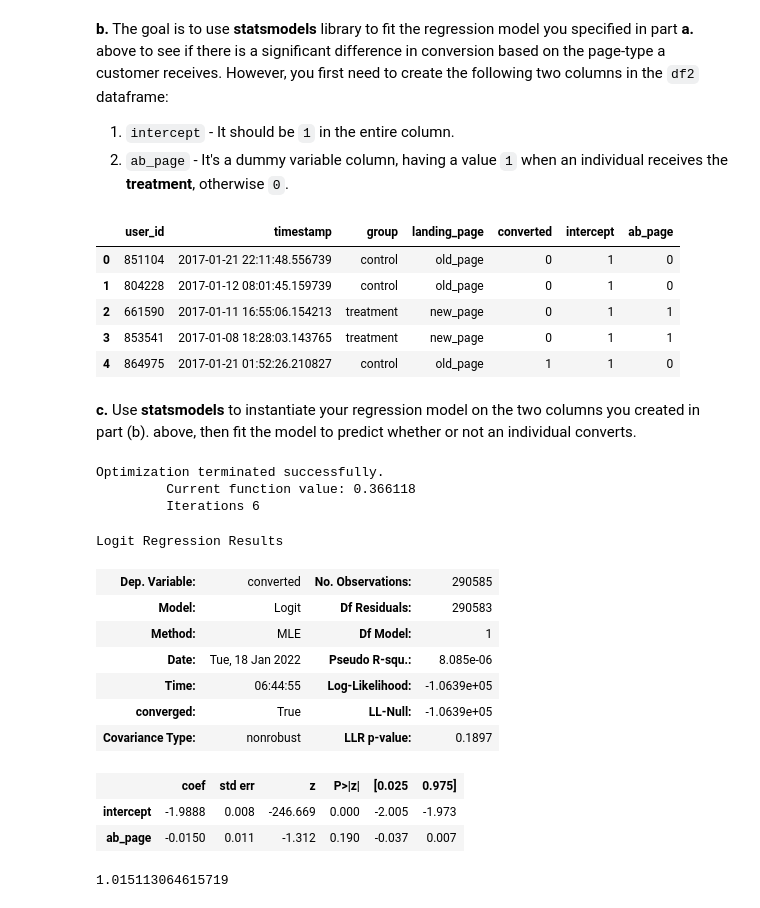
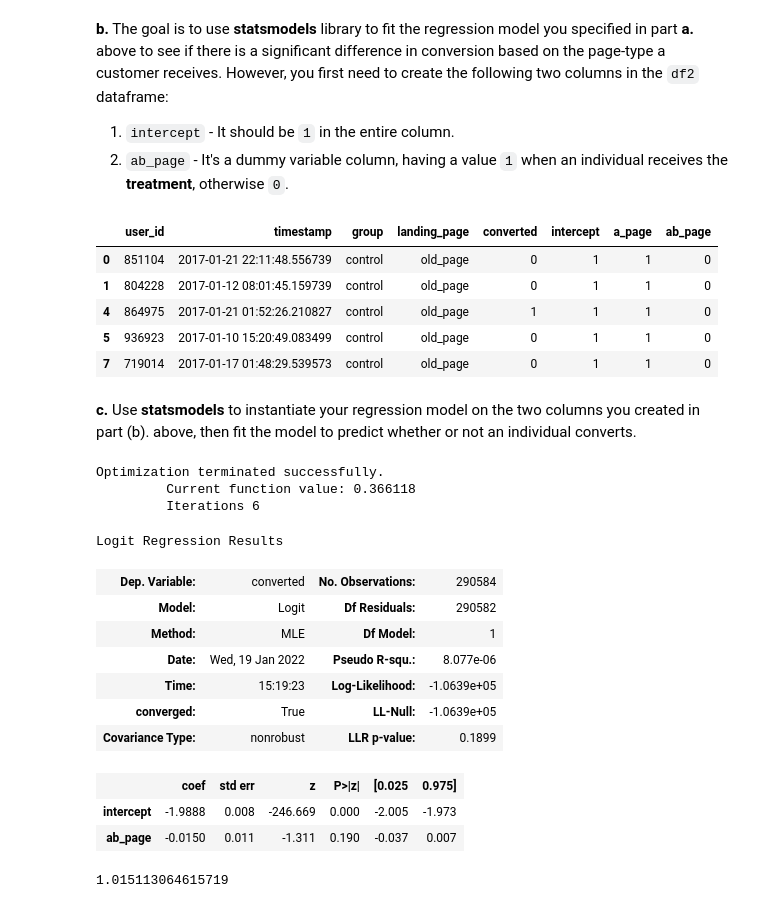
Before and after one commit to Tola-adelase/Analyze_ab_test_results-showcase-udacityproject, a Jupyter notebook: Project 3 - Analyze A_B Test Results.ipynb, the cells around one changed output. Cells and saved outputs as stored; diff of their text form; code cells hidden in the pictures.

```diff
--- a/Project 3 - Analyze A_B Test Results.ipynb
+++ b/Project 3 - Analyze A_B Test Results.ipynb
@@ -111,3 +108,6 @@ df2 = df[((df['group']=='treatment') & (df['landing_page']=='new_page')) | ((df[
+# %%
+df2 = df.query("group == 'control' and landing_page == 'old_page'")
+df2 = df2.append(df.query("group == 'treatment' and landing_page == 'new_page'"))
 # %%
 # Doubled Check all of the incorrect rows were removed from df2 -
 # Output of the statement below should be 0
@@ -142,5 +142,5 @@ df2[df2.duplicated(['user_id'], keep=False)]
 # %% [markdown]
 **d.** Remove **one** of the rows with a duplicate **user_id**, from the **df2** dataframe.
 # %%
-# Remove one of the rows with a duplicate user_id..
-df2 = df2.drop_duplicates(keep = 'first')
+#remove one of the duplicated rows
+df2 = df2.drop(2893)
@@ -370,20 +373,16 @@ In this final part, you will see that the result you achieved in the A/B test in
  1. `intercept` - It should be `1` in the entire column.
  2. `ab_page` - It's a dummy variable column, having a value `1` when an individual receives the **treatment**, otherwise `0`.
 # %%
-#adding an intercept column
 df2['intercept'] = 1
-
-#Create dummy variable column
-df2['ab_page'] = pd.get_dummies(df2['group'])['treatment']
-
+df2[['a_page', 'ab_page']] = pd.get_dummies(df2['group'])
 df2.head()
 # %% [output]
-|  | user_id | timestamp | group | landing_page | converted | intercept | ab_page |
-| 0 | 851104 | 2017-01-21 22:11:48.556739 | control | old_page | 0 | 1 | 0 |
-| 1 | 804228 | 2017-01-12 08:01:45.159739 | control | old_page | 0 | 1 | 0 |
-| 2 | 661590 | 2017-01-11 16:55:06.154213 | treatment | new_page | 0 | 1 | 1 |
-| 3 | 853541 | 2017-01-08 18:28:03.143765 | treatment | new_page | 0 | 1 | 1 |
-| 4 | 864975 | 2017-01-21 01:52:26.210827 | control | old_page | 1 | 1 | 0 |
+|  | user_id | timestamp | group | landing_page | converted | intercept | a_page | ab_page |
+| 0 | 851104 | 2017-01-21 22:11:48.556739 | control | old_page | 0 | 1 | 1 | 0 |
+| 1 | 804228 | 2017-01-12 08:01:45.159739 | control | old_page | 0 | 1 | 1 | 0 |
+| 4 | 864975 | 2017-01-21 01:52:26.210827 | control | old_page | 1 | 1 | 1 | 0 |
+| 5 | 936923 | 2017-01-10 15:20:49.083499 | control | old_page | 0 | 1 | 1 | 0 |
+| 7 | 719014 | 2017-01-17 01:48:29.539573 | control | old_page | 0 | 1 | 1 | 0 |
 # %% [markdown]
 **c.** Use **statsmodels** to instantiate your regression model on the two columns you created in part (b). above, then fit the model to predict whether or not an individual converts.
 # %%
@@ -396,16 +395,16 @@ Optimization terminated successfully.
          Current function value: 0.366118
          Iterations 6
 Logit Regression Results
-| Dep. Variable: | converted | No. Observations: | 290585 |
-| Model: | Logit | Df Residuals: | 290583 |
+| Dep. Variable: | converted | No. Observations: | 290584 |
+| Model: | Logit | Df Residuals: | 290582 |
 | Method: | MLE | Df Model: | 1 |
-| Date: | Tue, 18 Jan 2022 | Pseudo R-squ.: | 8.085e-06 |
-| Time: | 06:44:55 | Log-Likelihood: | -1.0639e+05 |
+| Date: | Wed, 19 Jan 2022 | Pseudo R-squ.: | 8.077e-06 |
+| Time: | 15:19:23 | Log-Likelihood: | -1.0639e+05 |
 | converged: | True | LL-Null: | -1.0639e+05 |
-| Covariance Type: | nonrobust | LLR p-value: | 0.1897 |
+| Covariance Type: | nonrobust | LLR p-value: | 0.1899 |
 |  | coef | std err | z | P>|z| | [0.025 | 0.975] |
 | intercept | -1.9888 | 0.008 | -246.669 | 0.000 | -2.005 | -1.973 |
-| ab_page | -0.0150 | 0.011 | -1.312 | 0.190 | -0.037 | 0.007 |
+| ab_page | -0.0150 | 0.011 | -1.311 | 0.190 | -0.037 | 0.007 |
 # %%
 # find the odds of converted
 print(np.exp(0.0150))
```
Also changed, not shown: parts of 32 cells of this notebook, 1 other file.
